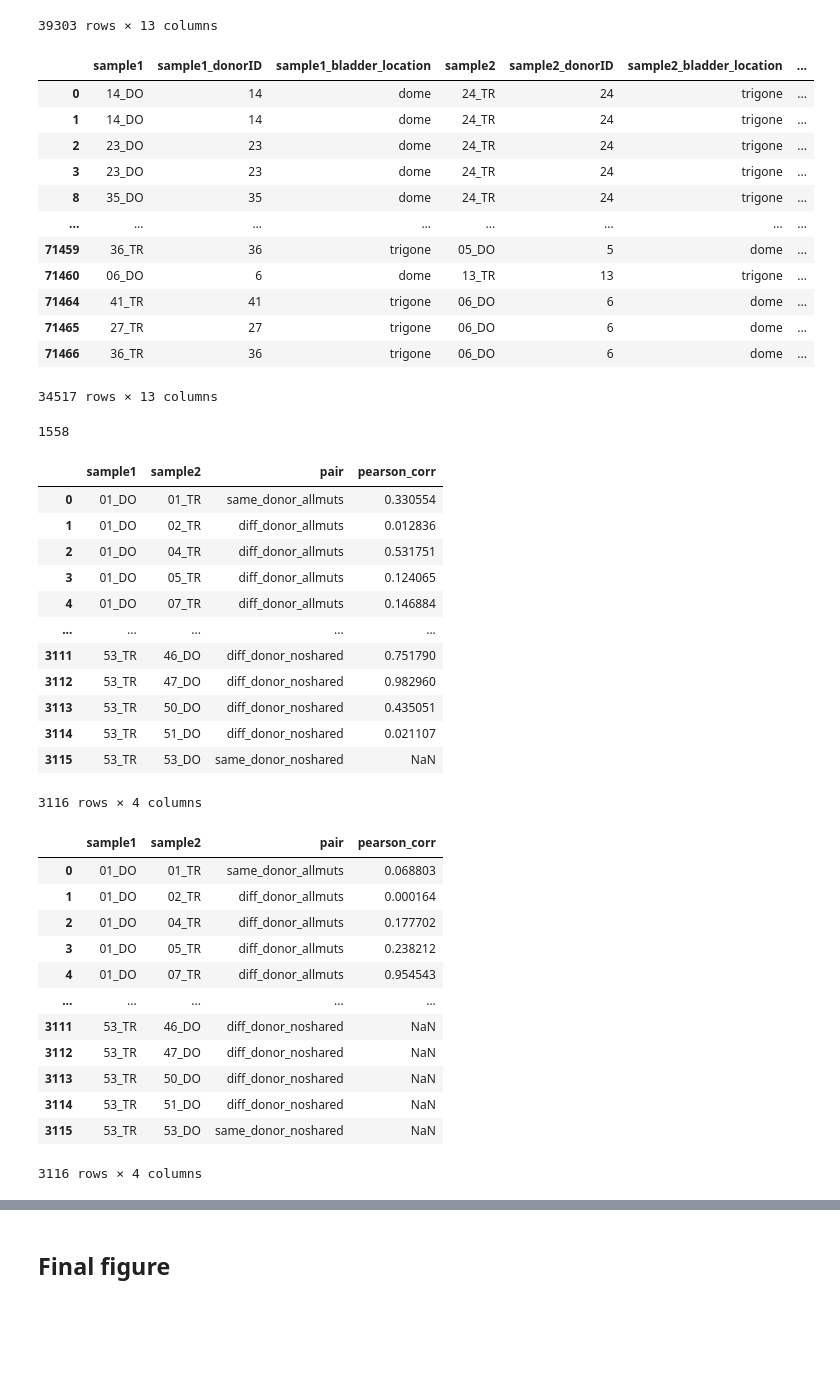
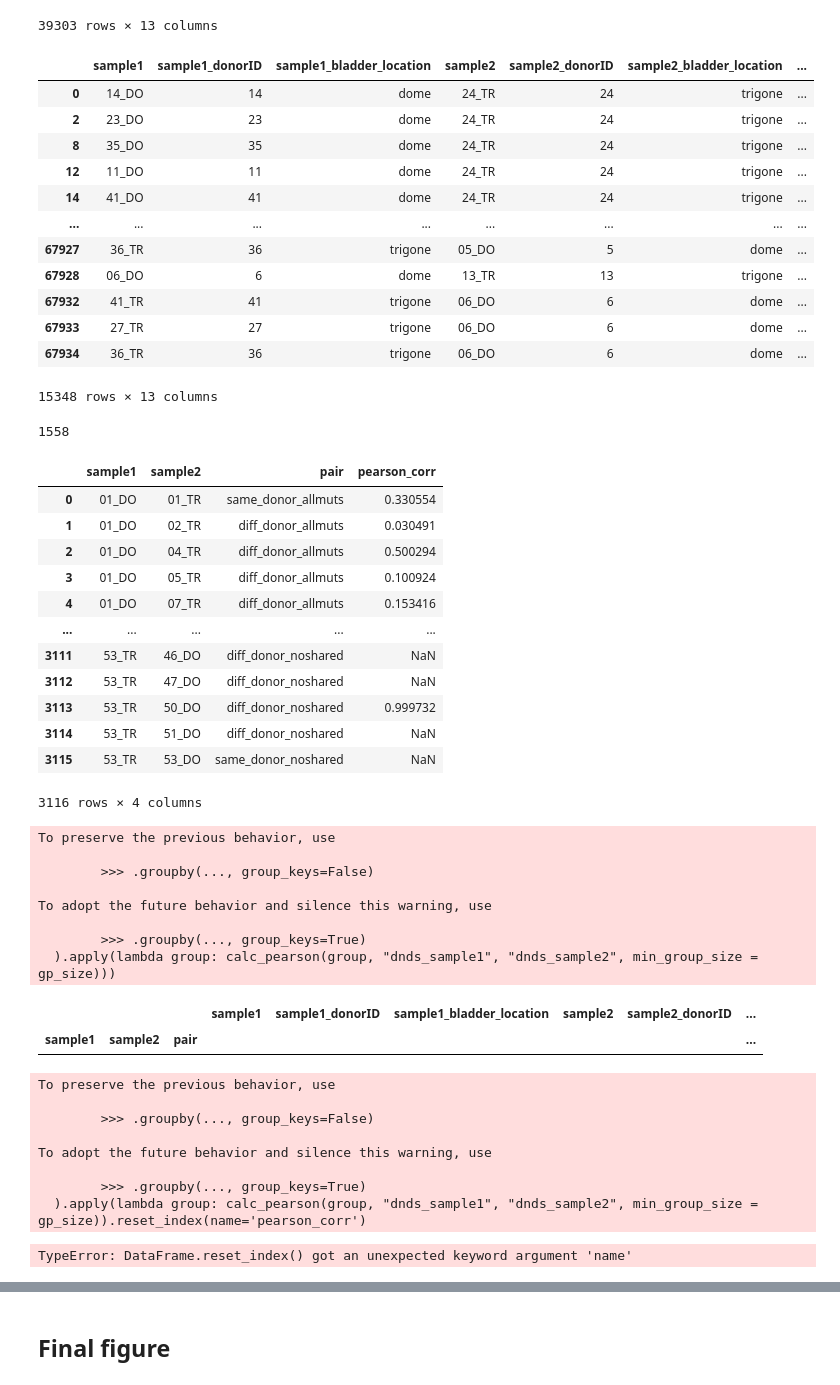
Before and after one commit to bbglab/normal_bladder_paper, a Jupyter notebook: extended/extended6/ExtendedFigure6.ipynb, the cells around one changed output, grey strips where cells are left out. Saved outputs shown, nothing was run; the diff lists cells and outputs as text; code cells hidden in the pictures; blank space fills up the shorter version.

```diff
--- a/extended/extended6/ExtendedFigure6.ipynb
+++ b/extended/extended6/ExtendedFigure6.ipynb
@@ -590,23 +565,23 @@ shared_muts_df_C
 # %%
 # remove genes for which we are not using omega
 shared_muts_df_C = shared_muts_df_C.loc[~shared_muts_df_C["gene"].isin(["TERTpromoter", "FGFR3", "PIK3CA"])]
-shared_muts_df_C = shared_muts_df_C.loc[~shared_muts_df_C["gene"].isin(["TP53", "FOXQ1", "RB1"]) &
-                                        shared_muts_df_C["impact"] != "truncating"]
+shared_muts_df_C = shared_muts_df_C.loc[(~shared_muts_df_C["gene"].isin(["TP53", "FOXQ1", "RB1"])) &
+                                        (shared_muts_df_C["impact"] != "truncating")]
 shared_muts_df_C
 # %% [output]
 |  | sample1 | sample1_donorID | sample1_bladder_location | sample2 | sample2_donorID | sample2_bladder_location | ... |
 | 0 | 14_DO | 14 | dome | 24_TR | 24 | trigone | ... |
-| 1 | 14_DO | 14 | dome | 24_TR | 24 | trigone | ... |
 | 2 | 23_DO | 23 | dome | 24_TR | 24 | trigone | ... |
-| 3 | 23_DO | 23 | dome | 24_TR | 24 | trigone | ... |
 | 8 | 35_DO | 35 | dome | 24_TR | 24 | trigone | ... |
+| 12 | 11_DO | 11 | dome | 24_TR | 24 | trigone | ... |
+| 14 | 41_DO | 41 | dome | 24_TR | 24 | trigone | ... |
 | ... | ... | ... | ... | ... | ... | ... | ... |
-| 71459 | 36_TR | 36 | trigone | 05_DO | 5 | dome | ... |
-| 71460 | 06_DO | 6 | dome | 13_TR | 13 | trigone | ... |
-| 71464 | 41_TR | 41 | trigone | 06_DO | 6 | dome | ... |
-| 71465 | 27_TR | 27 | trigone | 06_DO | 6 | dome | ... |
-| 71466 | 36_TR | 36 | trigone | 06_DO | 6 | dome | ... |
+| 67927 | 36_TR | 36 | trigone | 05_DO | 5 | dome | ... |
+| 67928 | 06_DO | 6 | dome | 13_TR | 13 | trigone | ... |
+| 67932 | 41_TR | 41 | trigone | 06_DO | 6 | dome | ... |
+| 67933 | 27_TR | 27 | trigone | 06_DO | 6 | dome | ... |
+| 67934 | 36_TR | 36 | trigone | 06_DO | 6 | dome | ... |
-34517 rows × 13 columns
+15348 rows × 13 columns
 # %%
 len(shared_muts_df_C[["sample1", "sample2"]].drop_duplicates()) # 1558 comparisons
 # %% [output]
@@ -628,54 +603,61 @@ gp_size = 3 # min number of points to calculate a correlation
 
 # for missense omega
 corr_miss_df = shared_muts_df_C.loc[shared_muts_df_C["impact"] == "missense"].groupby(
     ["sample1", "sample2", "pair"]
 ).apply(lambda group: calc_pearson(group, "dnds_sample1", "dnds_sample2", min_group_size = gp_size)).reset_index(name='pearson_corr')
 corr_miss_df["pair"] = corr_miss_df["pair"] + "_allmuts"
 corr_miss_noshared_df = shared_muts_df_C.loc[shared_muts_df_C["impact"] == "missense"].groupby(
     ["sample1", "sample2", "pair"]
 ).apply(lambda group: calc_pearson(group, "dnds_noshared_sample1", "dnds_noshared_sample2", min_group_size = gp_size)).reset_index(name='pearson_corr')
 corr_miss_noshared_df["pair"] = corr_miss_noshared_df["pair"] + "_noshared"
 corr_miss_df = pd.concat([corr_miss_df, corr_miss_noshared_df]).reset_index(drop = True)
 display(corr_miss_df)
 
 # for truncating omega
+display(shared_muts_df_C.loc[shared_muts_df_C["impact"] == "truncating"])
 corr_trunc_df = shared_muts_df_C.loc[shared_muts_df_C["impact"] == "truncating"].groupby(
     ["sample1", "sample2", "pair"]
 ).apply(lambda group: calc_pearson(group, "dnds_sample1", "dnds_sample2", min_group_size = gp_size)).reset_index(name='pearson_corr')
 corr_trunc_df["pair"] = corr_trunc_df["pair"] + "_allmuts"
 corr_trunc_noshared_df = shared_muts_df_C.loc[shared_muts_df_C["impact"] == "truncating"].groupby(
     ["sample1", "sample2", "pair"]
 ).apply(lambda group: calc_pearson(group, "dnds_noshared_sample1", "dnds_noshared_sample2", min_group_size = gp_size)).reset_index(name='pearson_corr')
 corr_trunc_noshared_df["pair"] = corr_trunc_noshared_df["pair"] + "_noshared"
 corr_trunc_df = pd.concat([corr_trunc_df, corr_trunc_noshared_df]).reset_index(drop = True)
 corr_trunc_df
 # %% [output]
 |  | sample1 | sample2 | pair | pearson_corr |
 | 0 | 01_DO | 01_TR | same_donor_allmuts | 0.330554 |
-| 1 | 01_DO | 02_TR | diff_donor_allmuts | 0.012836 |
-| 2 | 01_DO | 04_TR | diff_donor_allmuts | 0.531751 |
-| 3 | 01_DO | 05_TR | diff_donor_allmuts | 0.124065 |
-| 4 | 01_DO | 07_TR | diff_donor_allmuts | 0.146884 |
+| 1 | 01_DO | 02_TR | diff_donor_allmuts | 0.030491 |
+| 2 | 01_DO | 04_TR | diff_donor_allmuts | 0.500294 |
+| 3 | 01_DO | 05_TR | diff_donor_allmuts | 0.100924 |
+| 4 | 01_DO | 07_TR | diff_donor_allmuts | 0.153416 |
 | ... | ... | ... | ... | ... |
-| 3111 | 53_TR | 46_DO | diff_donor_noshared | 0.751790 |
-| 3112 | 53_TR | 47_DO | diff_donor_noshared | 0.982960 |
-| 3113 | 53_TR | 50_DO | diff_donor_noshared | 0.435051 |
-| 3114 | 53_TR | 51_DO | diff_donor_noshared | 0.021107 |
+| 3111 | 53_TR | 46_DO | diff_donor_noshared | NaN |
+| 3112 | 53_TR | 47_DO | diff_donor_noshared | NaN |
+| 3113 | 53_TR | 50_DO | diff_donor_noshared | 0.999732 |
+| 3114 | 53_TR | 51_DO | diff_donor_noshared | NaN |
 | 3115 | 53_TR | 53_DO | same_donor_noshared | NaN |
 3116 rows × 4 columns
+To preserve the previous behavior, use
+
+        >>> .groupby(..., group_keys=False)
+
+To adopt the future behavior and silence this warning, use
+
+        >>> .groupby(..., group_keys=True)
+  ).apply(lambda group: calc_pearson(group, "dnds_sample1", "dnds_sample2", min_group_size = gp_size)))
-|  | sample1 | sample2 | pair | pearson_corr |
-| 0 | 01_DO | 01_TR | same_donor_allmuts | 0.068803 |
-| 1 | 01_DO | 02_TR | diff_donor_allmuts | 0.000164 |
-| 2 | 01_DO | 04_TR | diff_donor_allmuts | 0.177702 |
-| 3 | 01_DO | 05_TR | diff_donor_allmuts | 0.238212 |
-| 4 | 01_DO | 07_TR | diff_donor_allmuts | 0.954543 |
-| ... | ... | ... | ... | ... |
-| 3111 | 53_TR | 46_DO | diff_donor_noshared | NaN |
-| 3112 | 53_TR | 47_DO | diff_donor_noshared | NaN |
-| 3113 | 53_TR | 50_DO | diff_donor_noshared | NaN |
-| 3114 | 53_TR | 51_DO | diff_donor_noshared | NaN |
-| 3115 | 53_TR | 53_DO | same_donor_noshared | NaN |
+|  |  |  | sample1 | sample1_donorID | sample1_bladder_location | sample2 | sample2_donorID | ... |
+| sample1 | sample2 | pair |  |  |  |  |  | ... |
-3116 rows × 4 columns
+To preserve the previous behavior, use
+
+        >>> .groupby(..., group_keys=False)
+
+To adopt the future behavior and silence this warning, use
+
+        >>> .groupby(..., group_keys=True)
+  ).apply(lambda group: calc_pearson(group, "dnds_sample1", "dnds_sample2", min_group_size = gp_size)).reset_index(name='pearson_corr')
+TypeError: DataFrame.reset_index() got an unexpected keyword argument 'name'
 # %%
 figc_categs = {"same_donor_allmuts": "Same\ndonor",
             "same_donor_noshared": "Same\ndonor\n(no shared)",
```
Also changed, not shown: parts of 5 cells of this notebook, 7 other files.
